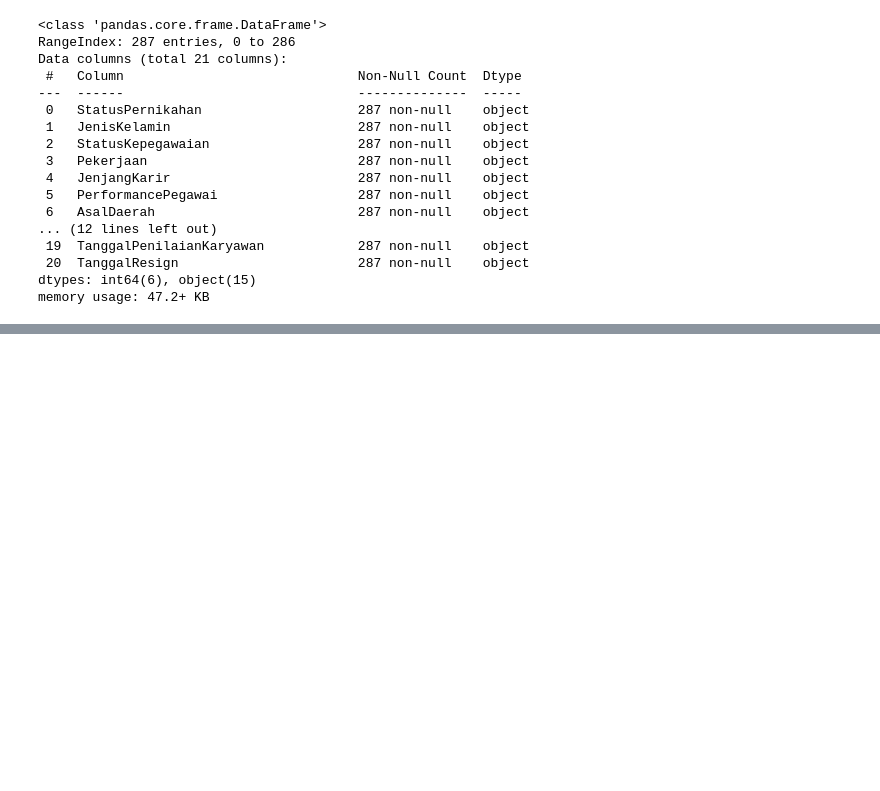
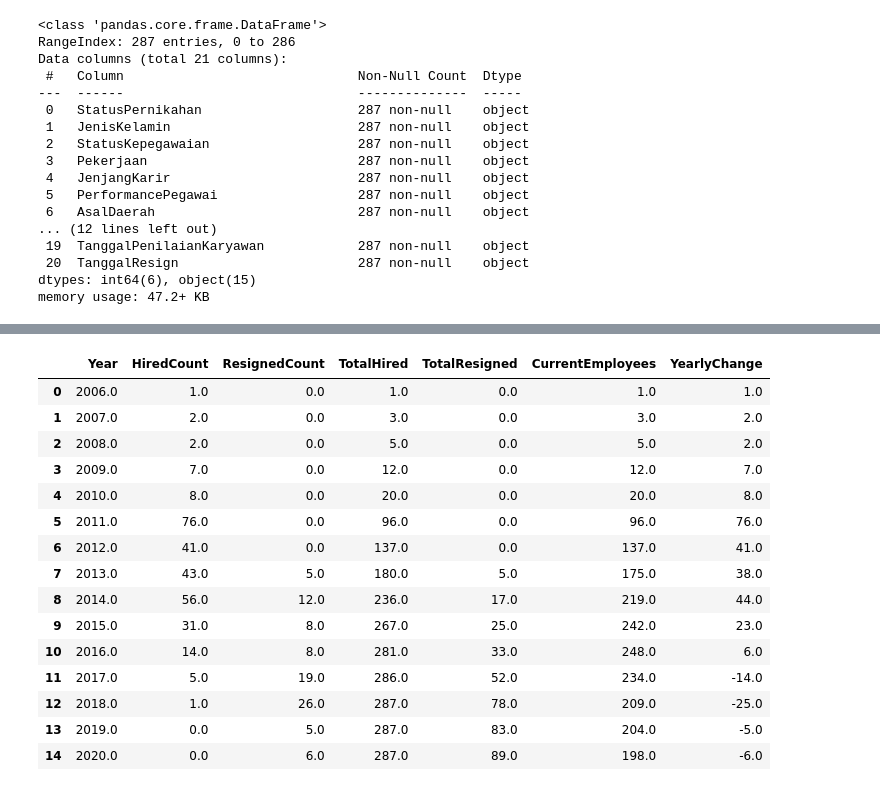
Before and after one commit to sailafs/Improving-Employee-Retention-by-Predicting-Employee-Attrition-Using-Machine-Learning, a Jupyter notebook: Project-3.ipynb, the cells around one changed output, grey strips where cells are left out. Saved outputs shown, nothing was run; the diff lists cells and outputs as text; code cells hidden in the pictures; blank space fills up the shorter version.

```diff
--- a/Project-3.ipynb
+++ b/Project-3.ipynb
@@ -244,0 +309,19 @@ memory usage: 47.2+ KB
+# %%
+df_hiringresign
+# %% [output]
+|  | Year | HiredCount | ResignedCount | TotalHired | TotalResigned | CurrentEmployees | YearlyChange |
+| 0 | 2006.0 | 1.0 | 0.0 | 1.0 | 0.0 | 1.0 | 1.0 |
+| 1 | 2007.0 | 2.0 | 0.0 | 3.0 | 0.0 | 3.0 | 2.0 |
+| 2 | 2008.0 | 2.0 | 0.0 | 5.0 | 0.0 | 5.0 | 2.0 |
+| 3 | 2009.0 | 7.0 | 0.0 | 12.0 | 0.0 | 12.0 | 7.0 |
+| 4 | 2010.0 | 8.0 | 0.0 | 20.0 | 0.0 | 20.0 | 8.0 |
+| 5 | 2011.0 | 76.0 | 0.0 | 96.0 | 0.0 | 96.0 | 76.0 |
+| 6 | 2012.0 | 41.0 | 0.0 | 137.0 | 0.0 | 137.0 | 41.0 |
+| 7 | 2013.0 | 43.0 | 5.0 | 180.0 | 5.0 | 175.0 | 38.0 |
+| 8 | 2014.0 | 56.0 | 12.0 | 236.0 | 17.0 | 219.0 | 44.0 |
+| 9 | 2015.0 | 31.0 | 8.0 | 267.0 | 25.0 | 242.0 | 23.0 |
+| 10 | 2016.0 | 14.0 | 8.0 | 281.0 | 33.0 | 248.0 | 6.0 |
+| 11 | 2017.0 | 5.0 | 19.0 | 286.0 | 52.0 | 234.0 | -14.0 |
+| 12 | 2018.0 | 1.0 | 26.0 | 287.0 | 78.0 | 209.0 | -25.0 |
+| 13 | 2019.0 | 0.0 | 5.0 | 287.0 | 83.0 | 204.0 | -5.0 |
+| 14 | 2020.0 | 0.0 | 6.0 | 287.0 | 89.0 | 198.0 | -6.0 |
```
Also changed, not shown: parts of 14 cells of this notebook, 3 other files.
